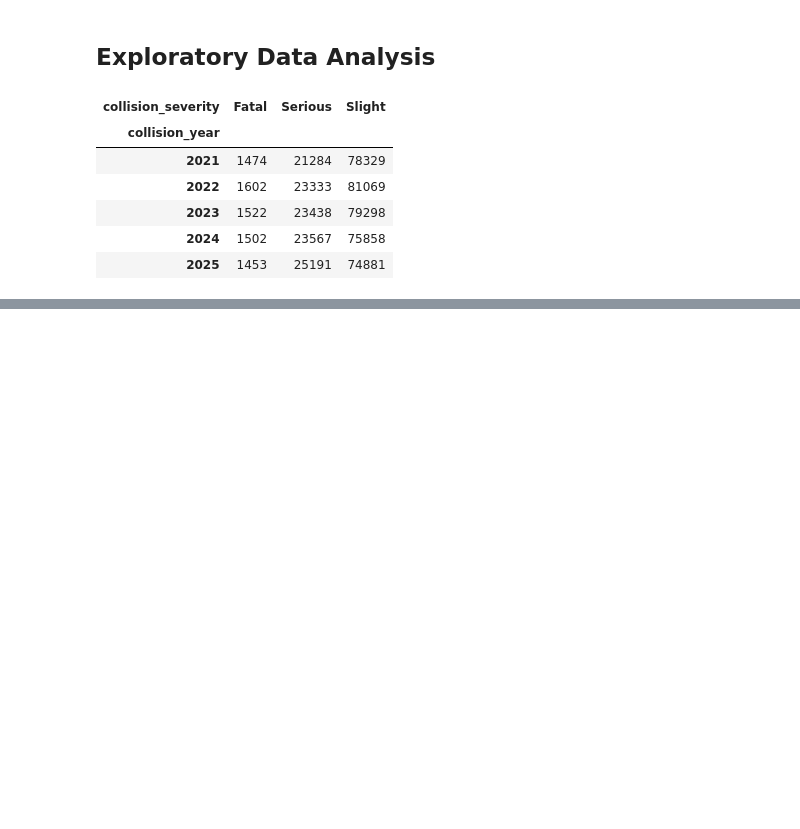
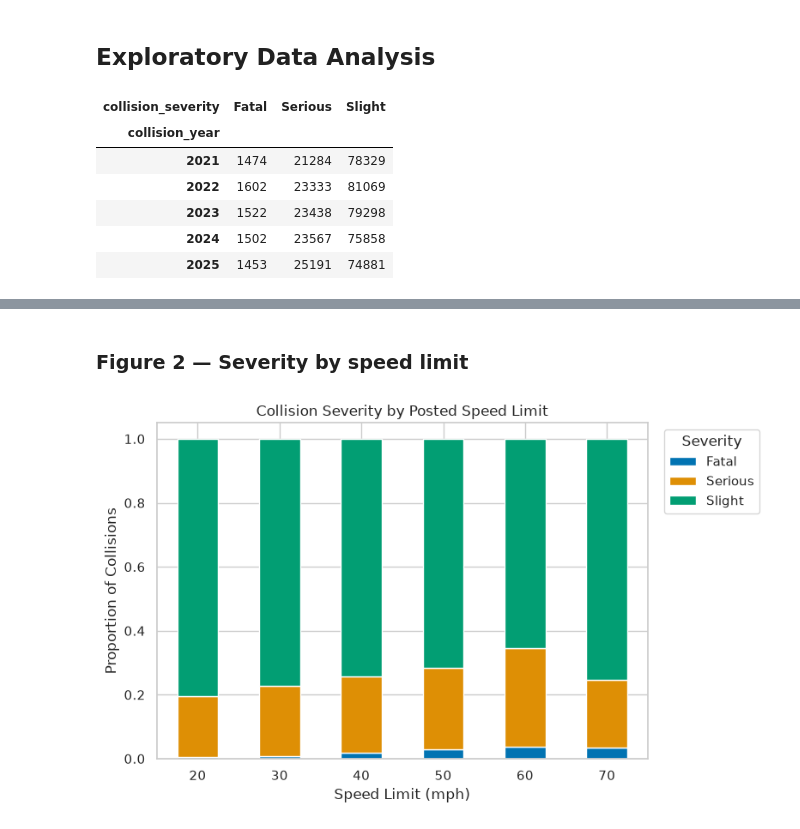
Before and after one commit to LittleRabbitFooFoo/ai-programming-foundations-project, a Jupyter notebook: data_workflow.ipynb, the cells around one changed output, grey strips where cells are left out. Saved outputs shown, nothing was run; the diff lists cells and outputs as text; code cells hidden in the pictures; blank space fills up the shorter version.

```diff
--- a/data_workflow.ipynb
+++ b/data_workflow.ipynb
@@ -289,0 +324,19 @@ year_counts
+# %% [markdown]
+### Figure 2 — Severity by speed limit
+# %%
+speed_props_ordered = speed_props[SEVERITY_ORDER].sort_index()
+
+fig, ax = plt.subplots(figsize=(8, 5))
+speed_props_ordered.plot(
+    kind="bar", stacked=True, ax=ax,
+    color=[SEVERITY_PALETTE[s] for s in SEVERITY_ORDER],
+)
+ax.set_title("Collision Severity by Posted Speed Limit")
+ax.set_xlabel("Speed Limit (mph)")
+ax.set_ylabel("Proportion of Collisions")
+ax.set_xticklabels(ax.get_xticklabels(), rotation=0)
+ax.legend(title="Severity", bbox_to_anchor=(1.02, 1), loc="upper left")
+plt.tight_layout()
+plt.show()
+# %% [output]
+[figure, added]
```
Also changed, not shown: parts of 17 cells of this notebook.
